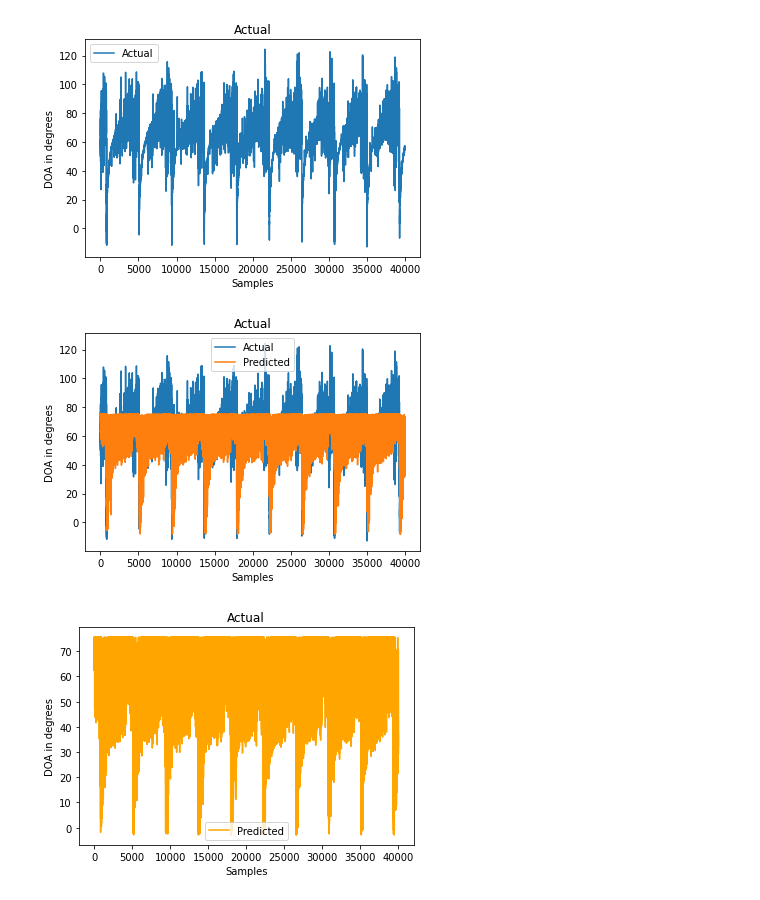
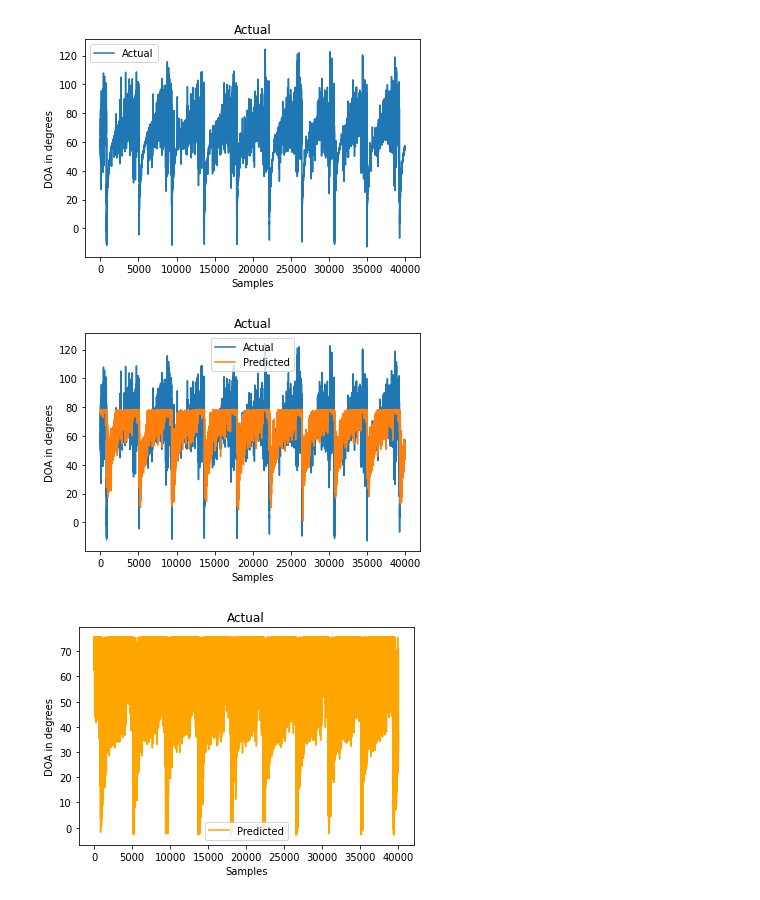
Before and after one commit to mbisbano1/MLDOA_ET, a Jupyter notebook: ML Code/SeniorDesignCode-Daniel.ipynb, the cells around one changed output. Saved outputs shown, nothing was run; the diff lists cells and outputs as text; code cells hidden in the pictures.

```diff
--- a/ML Code/SeniorDesignCode-Daniel.ipynb
+++ b/ML Code/SeniorDesignCode-Daniel.ipynb
@@ -228,7 +228,7 @@ targets=y_train_scale # time steps in the data (don't need)
 sequence_length=10 # window length
 sequence_stride=1# period between successive output sequences
 sampling_rate=1 # period between successive individual timesteps     within sequences
-batch_size=100 # number of time series samples in each batch
+batch_size=NumSampsPerPing # number of time series samples in each batch
 shuffle=False #shuffle the data before making the windows
 seed=None # is related to shuffle
 start_index=None # is related to shuffle
@@ -238,10 +238,9 @@ n_features=21
 test_data=x_test_scale
 test_targets=y_test_scale
 
-inputs=TimeseriesGenerator(data, targets,sequence_length, batch_size)
+inputs=TimeseriesGenerator(data=data, targets=targets,length=sequence_length, sampling_rate=sampling_rate,stride=sequence_stride, batch_size= batch_size)
 #test_inputs=TimeseriesGenerator(test_data[0:40000], -1*test_targets[0:40000],sequence_length, batch_size)
-test_inputs=TimeseriesGenerator(test_data, test_targets,sequence_length, batch_size)
-
+test_inputs=TimeseriesGenerator(data=test_data, targets=test_targets,length=sequence_length, sampling_rate=sampling_rate,stride=sequence_stride, batch_size= batch_size)
 #inputs=tf.keras.preprocessing.timeseries_dataset_from_array(data, targets, sequence_length, sequence_stride, sampling_rate, batch_size, shuffle)
 #print(type(inputs))
 
@@ -348,22 +347,23 @@ def scheduler(epoch,lr):
     if epoch>=1:
         return lr
     elif epoch>=2 | epoch<=4:
-        return lr/1.75
+        return lr/1.65
     else:
-        return lr * tf.math.exp(-.6)
+        return lr * tf.math.exp(-.5)
 # %%
 #Now it is time to train the model
-opt=tf.keras.optimizers.Adam(learning_rate=.0001)#,decay=.97)
+opt=tf.keras.optimizers.Adam(learning_rate=.00001)#,decay=.97)
 model.compile(loss='mean_squared_error', optimizer=opt)#metrics=['mean_squared_error','binary_crossentropy'])
 
-callback = tf.keras.callbacks.LearningRateScheduler(scheduler)
+
+sc = tf.keras.callbacks.LearningRateScheduler(scheduler)
 
 # Allow for early stopping so that the model does not overfit the training dataset
 es= EarlyStopping(monitor='loss', mode='min',verbose=1,patience=10)
 
 #t0=time.time()
 #history= model.fit(inputs,steps_per_epoch=4000,epochs=200,verbose=1, callbacks=[es])
-history= model.fit(inputs,steps_per_epoch=4000, epochs=10, batch_size=None,callbacks=[callback])
+history= model.fit(inputs,epochs=10,batch_size=None,callbacks=[sc])
 #t1=time.time()
 #print("The total run time to train was %.2f seconds"%(t1-t0))
 
@@ -451,14 +451,14 @@ plt.show()
 # %%
 plt.figure(facecolor='white')
 plt.plot(y_test[0:40000])
-plt.plot(predicted[0:40000])
+plt.plot(predicted_reshape[0:40000])
 plt.title("Actual")
 plt.xlabel('Samples')
 plt.ylabel('DOA in degrees')
 plt.legend(['Actual','Predicted'])
 plt.show()
 # %% [output]
-[figure, old version]
+[figure, new version]
 # %%
 plt.figure(facecolor='white')
 plt.plot(predicted[0:40000], 'orange')
```
Also changed, not shown: parts of 9 cells of this notebook, 1 other file.
